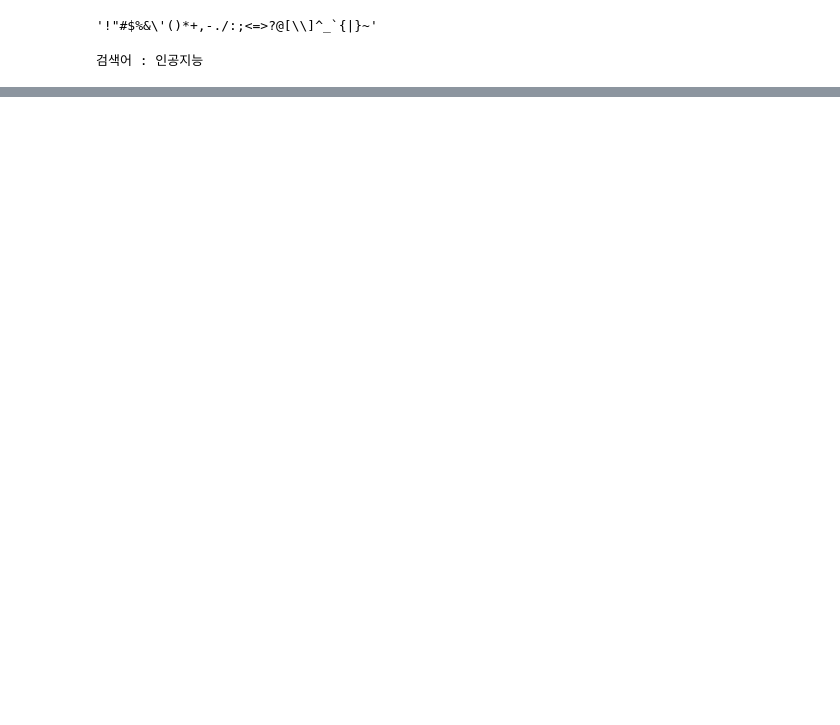
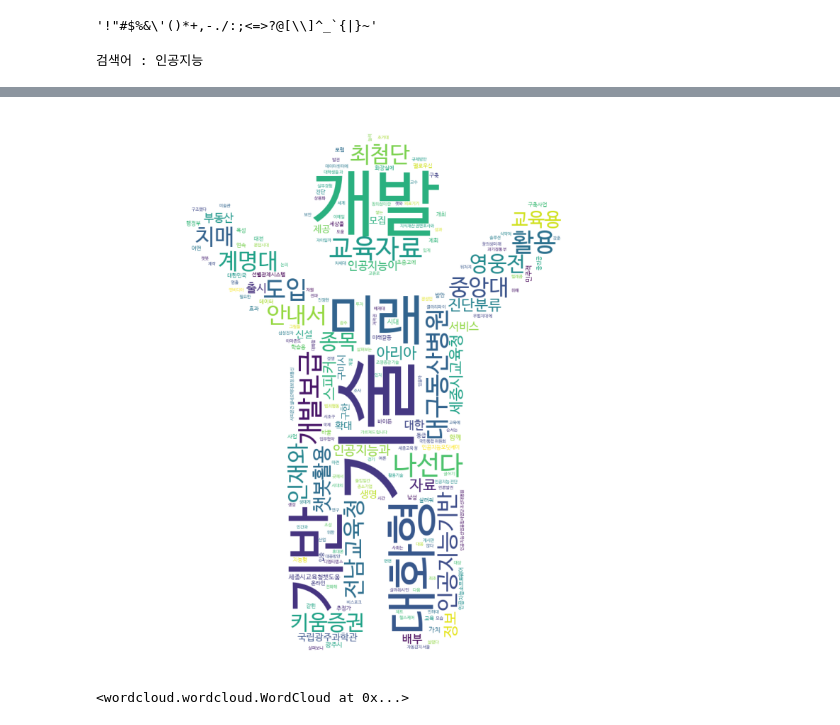
Before and after one commit to leekyuyoung20230313/pythone, a Jupyter notebook: 크롤링/데이터수집API.ipynb, the cells around one changed output, grey strips where cells are left out. Cells and saved outputs as stored; diff of their text form; code cells hidden in the pictures; blank space fills up the shorter version.

```diff
--- a/크롤링/데이터수집API.ipynb
+++ b/크롤링/데이터수집API.ipynb
@@ -147,0 +180,14 @@ sns.barplot(data= pd.DataFrame(new_world_list), x= 0, y=1)
+# %%
+# 이미지는 여기 참고해서 https://www.wordclouds.com/
+from PIL import Image
+plt.figure(figsize = (10,10))
+mask = np.array(Image.open('/content/다운로드.png'))
+wc = WordCloud(background_color='white', font_path = "NanumBarunGothic", mask=mask)
+cloud = wc.generate_from_frequencies(dict(word_list_cnt[1:]))
+plt.imshow(cloud)
+plt.axis('off')
+plt.show()
+cloud.to_file('./navercloud_mask.jpg')
+# %% [output]
+[figure, added]
+<wordcloud.wordcloud.WordCloud at 0x...>
```
Also changed, not shown: parts of 8 cells of this notebook, 2 other files.
